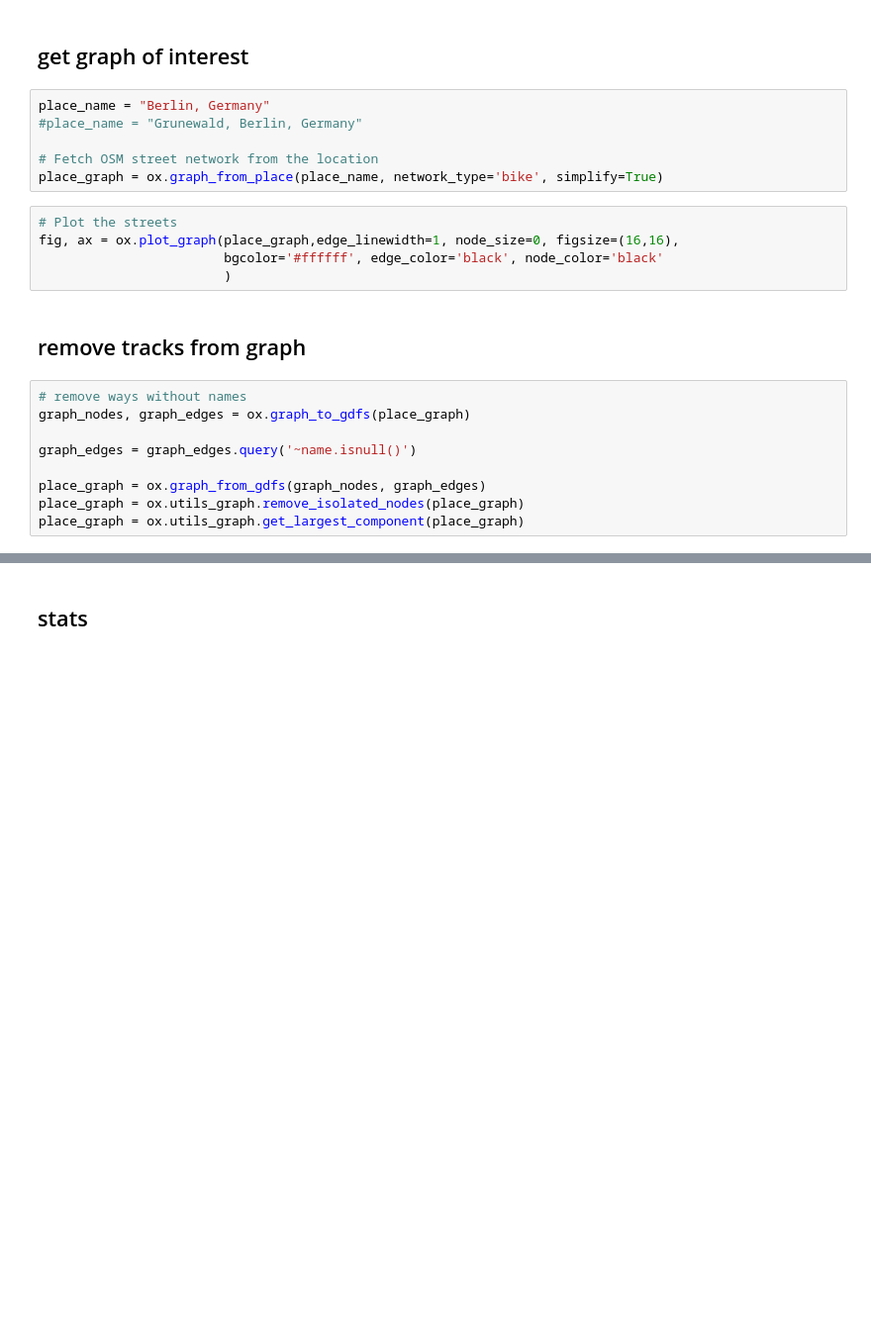
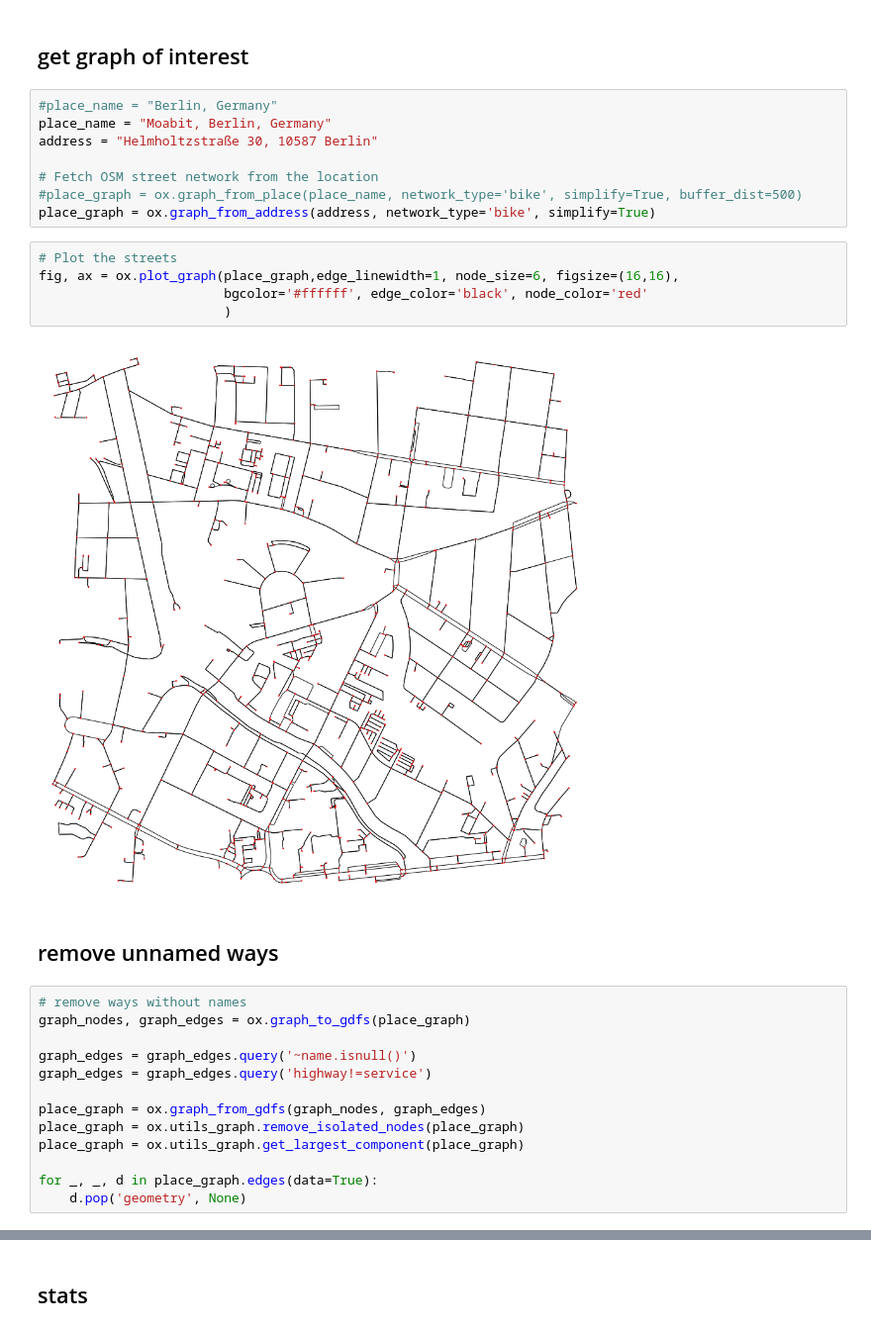
Before and after one commit to timonpalm/streetCover, a Jupyter notebook: streetCover.ipynb, the cells around one changed output, grey strips where cells are left out. Shown at 99% size. Saved outputs shown, nothing was run; the diff lists cells and outputs as text; blank space fills up the shorter version.

Commit message:
continuing to simplify graph

```diff
--- a/streetCover.ipynb
+++ b/streetCover.ipynb
@@ -7,26 +7,34 @@ import numpy as np
 # %% [markdown]
 ## get graph of interest
 # %%
-place_name = "Berlin, Germany"
-#place_name = "Grunewald, Berlin, Germany"
+#place_name = "Berlin, Germany"
+place_name = "Moabit, Berlin, Germany"
+address = "Helmholtzstraße 30, 10587 Berlin"
 
 # Fetch OSM street network from the location
-place_graph = ox.graph_from_place(place_name, network_type='bike', simplify=True)
+#place_graph = ox.graph_from_place(place_name, network_type='bike', simplify=True, buffer_dist=500)
+place_graph = ox.graph_from_address(address, network_type='bike', simplify=True)
 # %%
 # Plot the streets
-fig, ax = ox.plot_graph(place_graph,edge_linewidth=1, node_size=0, figsize=(16,16),
-                        bgcolor='#ffffff', edge_color='black', node_color='black'
+fig, ax = ox.plot_graph(place_graph,edge_linewidth=1, node_size=6, figsize=(16,16),
+                        bgcolor='#ffffff', edge_color='black', node_color='red'
                         )
+# %% [output]
+[figure, added]
-# %% [markdown]
-## remove tracks from graph
+# %% [markdown]
+## remove unnamed ways
 # %%
 # remove ways without names
 graph_nodes, graph_edges = ox.graph_to_gdfs(place_graph)
 
 graph_edges = graph_edges.query('~name.isnull()')
+graph_edges = graph_edges.query('highway!=service')
 
 place_graph = ox.graph_from_gdfs(graph_nodes, graph_edges)
 place_graph = ox.utils_graph.remove_isolated_nodes(place_graph)
 place_graph = ox.utils_graph.get_largest_component(place_graph)
+
+for _, _, d in place_graph.edges(data=True):
+    d.pop('geometry', None)
 # %%
 # Plot the streets
```
Also changed, not shown: parts of 8 cells of this notebook, 1 other file.
